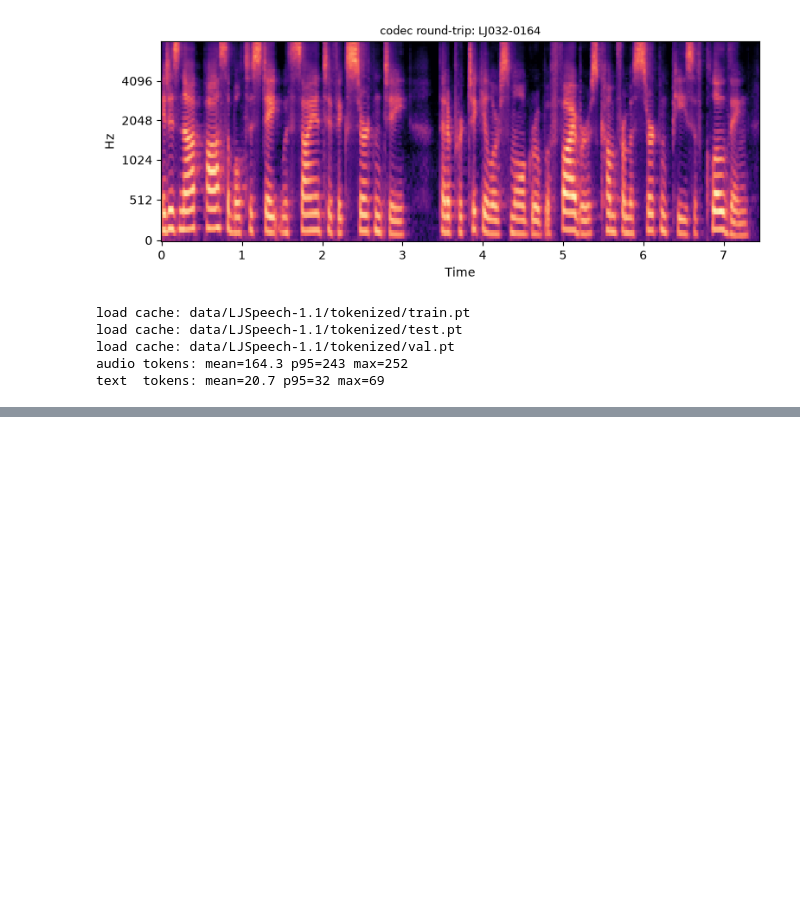
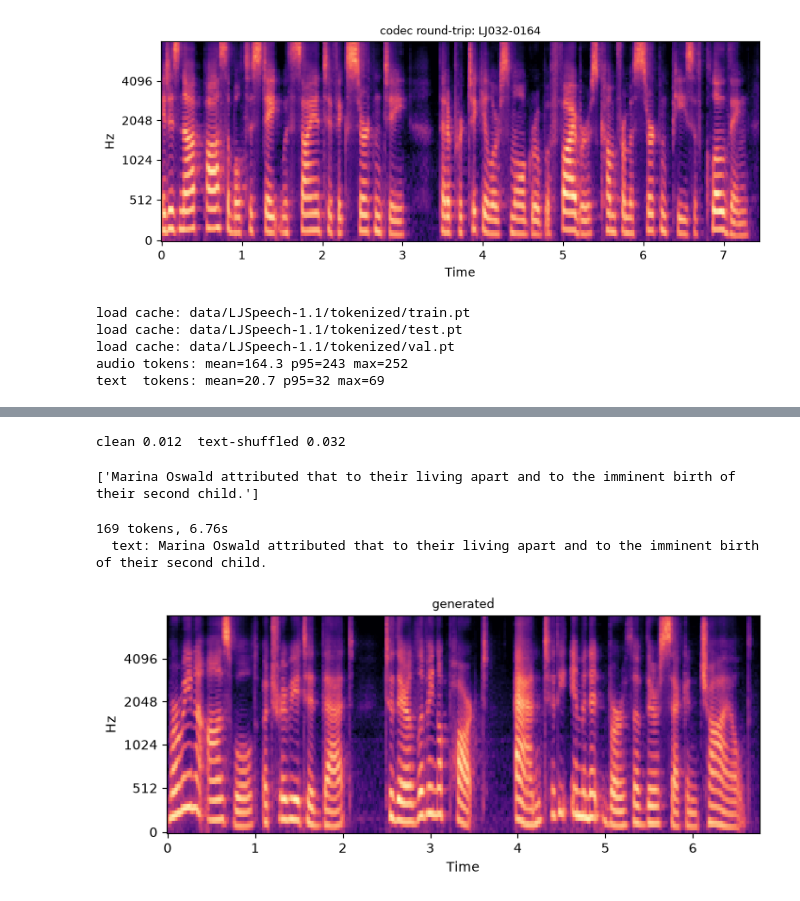
Before and after one commit to ALEGATOR1209/kse-deep-audio-lab4, a Jupyter notebook: lab4_gpt_tts.ipynb, the cells around one changed output, grey strips where cells are left out. Drawn from its saved outputs; the diff is of its cells as text; code cells hidden in the pictures; blank space fills up the shorter version.

```diff
--- a/lab4_gpt_tts.ipynb
+++ b/lab4_gpt_tts.ipynb
@@ -236,6 +342,8 @@ class GPT2TTSConfig:
   base_model: str = "gpt2"
   codebook_size: int = 8192
   n_special_tokens: int = 2  # BOS, EOS
+  n_speakers: int = 11
+  freezing_depth: int = 6
 
   @property
   def audio_vocab_size(self) -> int:
@@ -424,7 +541,7 @@ class GPT2TTS(nn.Module):
     return torch.tensor(generated, dtype=torch.long, device=device)
 # %%
 cfg = GPT2TTSConfig()
-tts = GPT2TTS(cfg).to(device)
+tts = GPT2TTS(cfg)
 # %%
 res = tts.forward(**next(iter(train_dl)))
 
@@ -553,16 +690,0 @@ the `num_workers` argument` to `num_workers=11` in the `DataLoader` to improve p
-# %%
-text = "The quick brown fox jumps over the lazy dog."
-
-def sample_tts(text, max_new=400, temperature=0.9, top_k=100):
-  text_ids = torch.tensor(tokenizer.encode(text, add_special_tokens=False), device=device)
-  toks = tts.generate_audio(text_ids, max_new_tokens=max_new, temperature=temperature, top_k=top_k)
-  if toks.numel() == 0: return np.zeros(CODEC_SR // 2, dtype=np.float32), toks
-  with torch.no_grad():
-    wav = codec.toks_to_sig(toks.unsqueeze(0)).squeeze(0).detach().cpu().numpy().astype(np.float32)
-  return wav, toks
-
-wav, toks = sample_tts(text)
-print(f'{toks.numel()} tokens, {wav.shape[-1]/CODEC_SR:.2f}s')
-print(f'  text: {text}')
-plot_mel(wav, CODEC_SR, f'generated')
-display.display(display.Audio(wav, rate=CODEC_SR))
@@ -573,0 +691,36 @@ display.display(display.Audio(wav, rate=CODEC_SR))
+# %%
+b = batch# next(iter(val_dl))
+with torch.no_grad():
+  clean = tts(**b)['loss'].item()
+  perm = torch.randperm(b['text_ids'].size(0))
+  b2 = {**b, 'text_ids': b['text_ids'][perm], 'text_lens': b['text_lens'][perm]}
+  shuffled = tts(**b2)['loss'].item()
+print(f'clean {clean:.3f}  text-shuffled {shuffled:.3f}')
+# %% [output]
+clean 0.012  text-shuffled 0.032
+# %%
+tokenizer.decode(batch['text_ids'])
+# %% [output]
+['Marina Oswald attributed that to their living apart and to the imminent birth of their second child.']
+# %%
+text = "Marina Oswald attributed that to their living apart and to the imminent birth of their second child."
+
+def sample_tts(text, max_new=400, temperature=0.4, top_k=10):
+  text_ids = torch.tensor(tokenizer.encode(text, add_special_tokens=False), device=device)
+  tts.to(device)
+  toks = tts.generate_audio(text_ids, max_new_tokens=max_new, temperature=temperature, top_k=top_k, speaker_id=2)
+  if toks.numel() == 0: return np.zeros(CODEC_SR // 2, dtype=np.float32), toks
+  with torch.no_grad():
+    codec.to(device)
+    wav = codec.toks_to_sig(toks.unsqueeze(0)).squeeze(0).detach().cpu().numpy().astype(np.float32)
+  return wav, toks
+
+wav, toks = sample_tts(text)
+print(f'{toks.numel()} tokens, {wav.shape[-1]/CODEC_SR:.2f}s')
+print(f'  text: {text}')
+plot_mel(wav, CODEC_SR, f'generated')
+display.display(display.Audio(wav, rate=CODEC_SR))
+# %% [output]
+169 tokens, 6.76s
+  text: Marina Oswald attributed that to their living apart and to the imminent birth of their second child.
+[figure, added]
```
Also changed, not shown: parts of 11 cells of this notebook, 6 other files.
